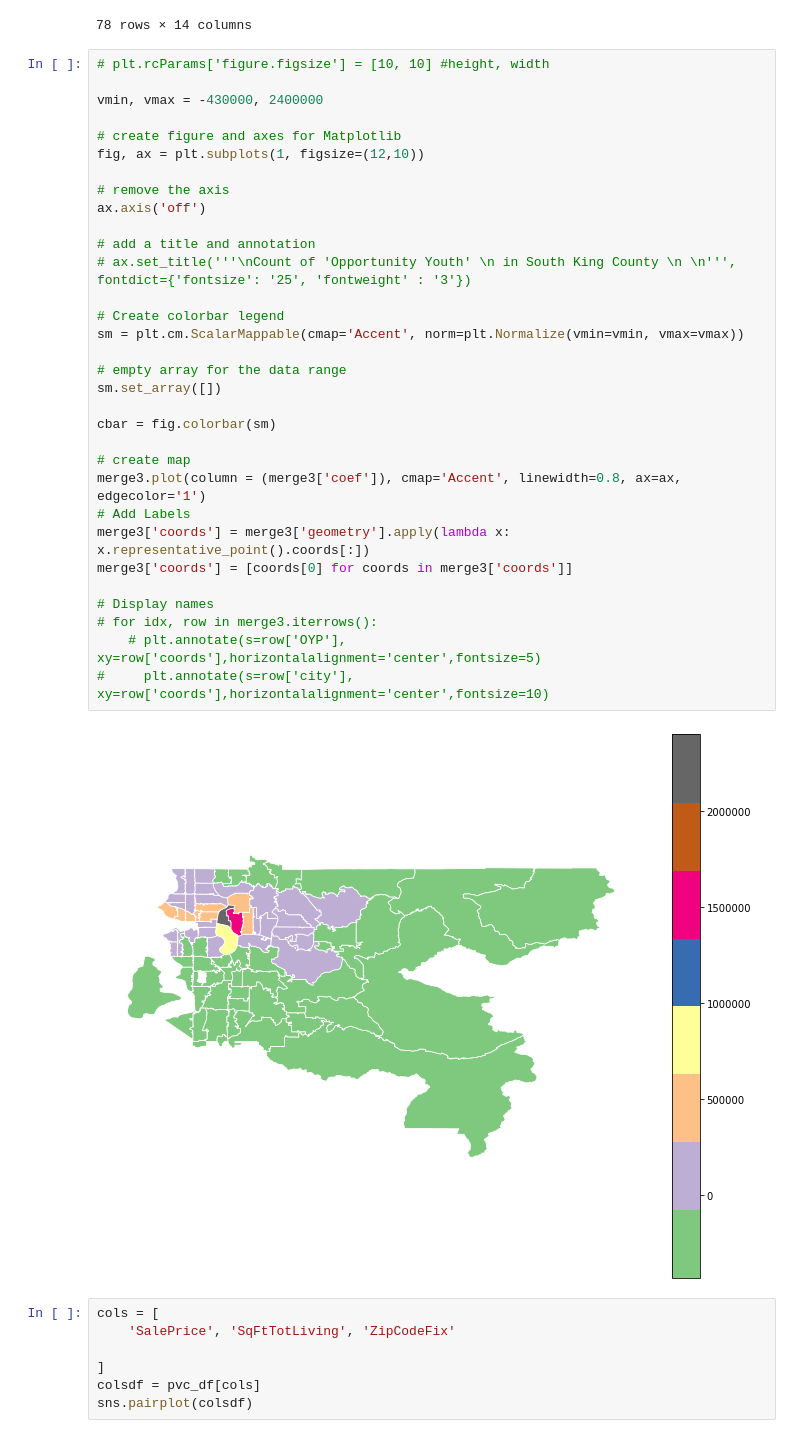
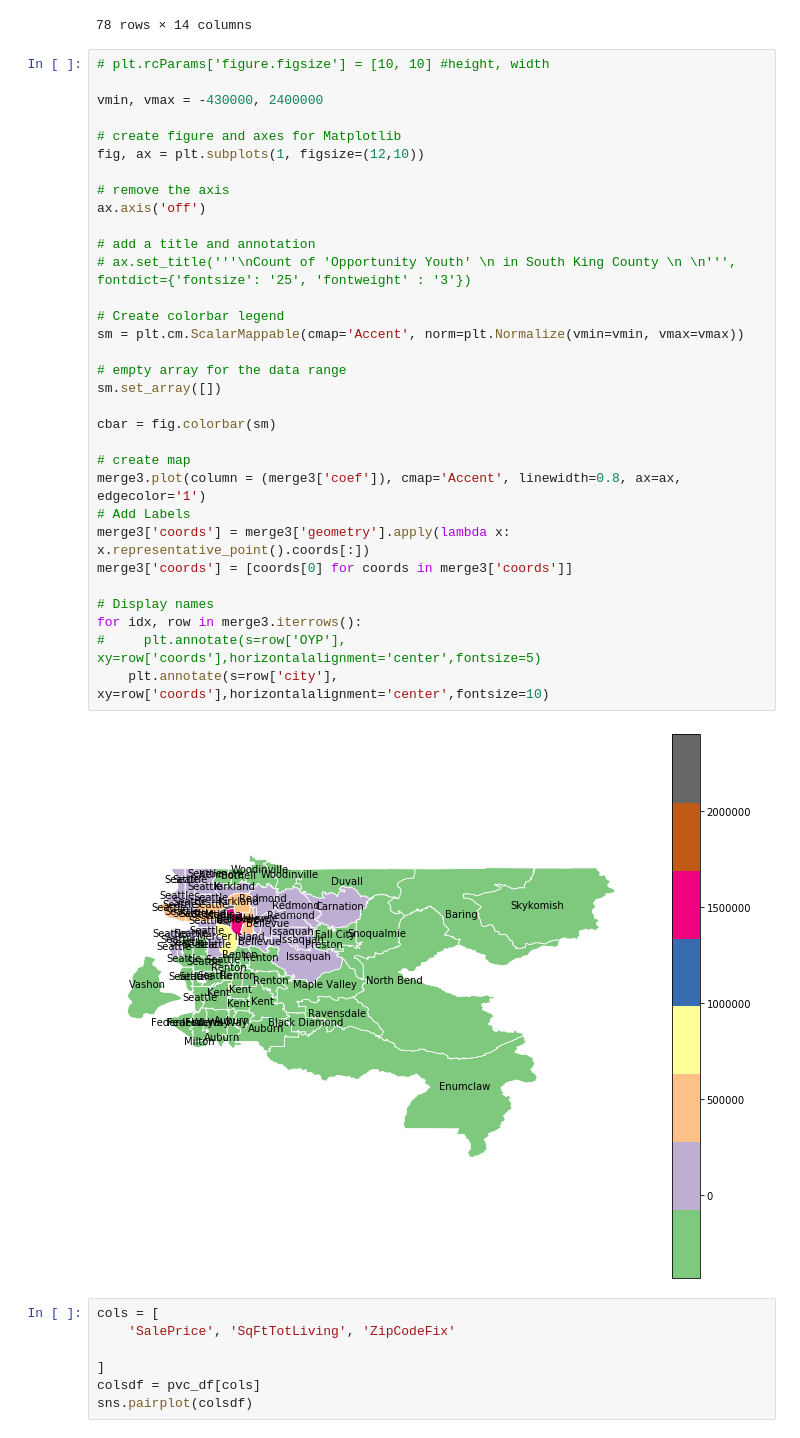
Before and after one commit to hmdev649/mod2-project, a Jupyter notebook: Exploratory Notebooks/exploratory/HighSqftIncrSalePrice.ipynb, the cells around one changed output. Saved outputs shown, nothing was run; the diff lists cells and outputs as text.

```diff
--- a/Exploratory Notebooks/exploratory/HighSqftIncrSalePrice.ipynb
+++ b/Exploratory Notebooks/exploratory/HighSqftIncrSalePrice.ipynb
@@ -238,37 +238,37 @@ merge3
 # %%
 # plt.rcParams['figure.figsize'] = [10, 10] #height, width
 
 vmin, vmax = -430000, 2400000
 
 # create figure and axes for Matplotlib
 fig, ax = plt.subplots(1, figsize=(12,10))
 
 # remove the axis
 ax.axis('off')
 
 # add a title and annotation
 # ax.set_title('''\nCount of 'Opportunity Youth' \n in South King County \n \n''', fontdict={'fontsize': '25', 'fontweight' : '3'})
 
 # Create colorbar legend
 sm = plt.cm.ScalarMappable(cmap='Accent', norm=plt.Normalize(vmin=vmin, vmax=vmax))
 
 # empty array for the data range
 sm.set_array([])
 
 cbar = fig.colorbar(sm)
 
 # create map
 merge3.plot(column = (merge3['coef']), cmap='Accent', linewidth=0.8, ax=ax, edgecolor='1')
 # Add Labels
 merge3['coords'] = merge3['geometry'].apply(lambda x: x.representative_point().coords[:])
 merge3['coords'] = [coords[0] for coords in merge3['coords']]
 
 # Display names
-# for idx, row in merge3.iterrows():
-    # plt.annotate(s=row['OYP'], xy=row['coords'],horizontalalignment='center',fontsize=5)
-#     plt.annotate(s=row['city'], xy=row['coords'],horizontalalignment='center',fontsize=10)
+for idx, row in merge3.iterrows():
+#     plt.annotate(s=row['OYP'], xy=row['coords'],horizontalalignment='center',fontsize=5)
+    plt.annotate(s=row['city'], xy=row['coords'],horizontalalignment='center',fontsize=10)
 # %% [output]
-[figure, old version]
+[figure, new version]
 # %%
 cols = [
     'SalePrice', 'SqFtTotLiving', 'ZipCodeFix'
```
Also changed, not shown: parts of 11 cells of this notebook, 1 other file.
